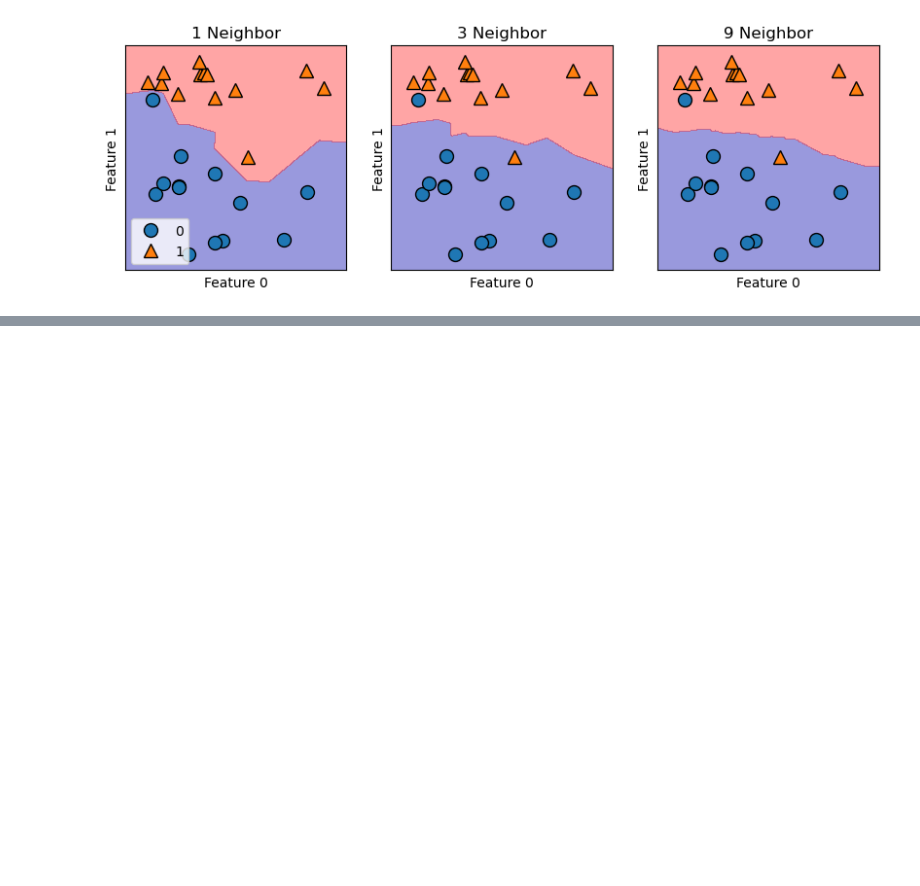
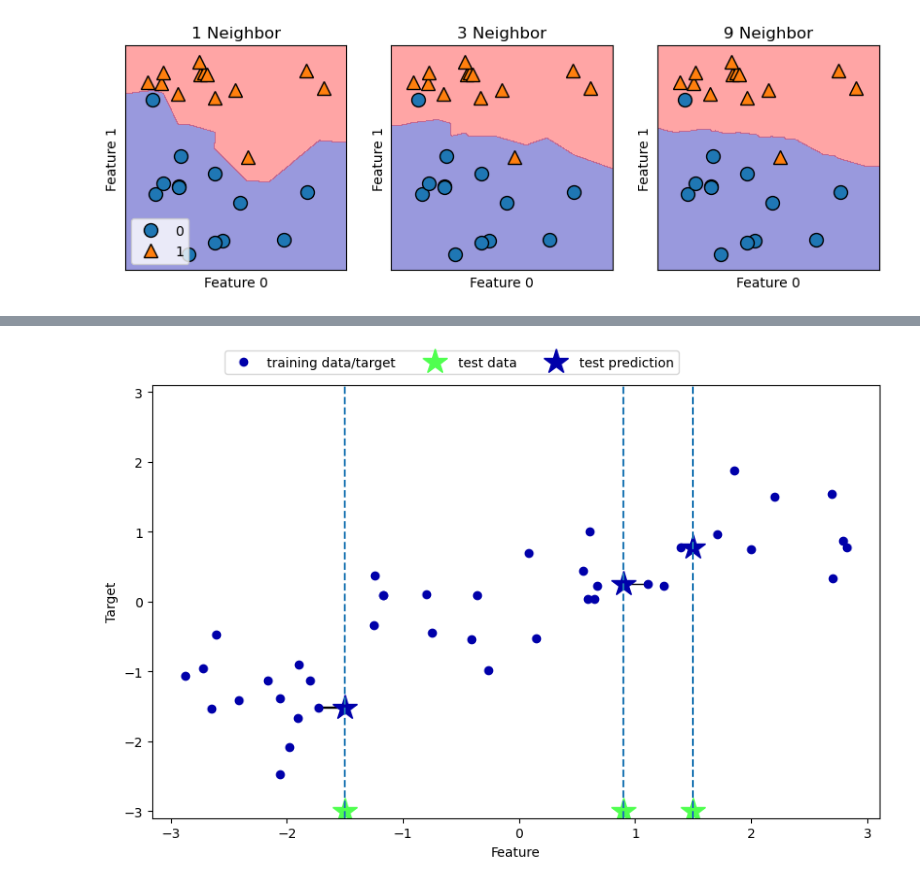
Before and after one commit to sbs24013/CCT, a Jupyter notebook: 파이썬 라이브러리를 활용한 머신러닝/02 지도학습.ipynb, the cells around one changed output, grey strips where cells are left out. Cells and saved outputs as stored; diff of their text form; code cells hidden in the pictures; blank space fills up the shorter version.

```diff
--- a/파이썬 라이브러리를 활용한 머신러닝/02 지도학습.ipynb
+++ b/파이썬 라이브러리를 활용한 머신러닝/02 지도학습.ipynb
@@ -173,0 +209,5 @@ axes[0].legend(loc=3)
+# %%
+# wave 데이터셋에 대한 1-KNN 회귀 모델의 예측
+mglearn.plots.plot_knn_regression(n_neighbors=1)
+# %% [output]
+[figure, added]
```
Also changed, not shown: parts of 5 cells of this notebook, 5 other files.
